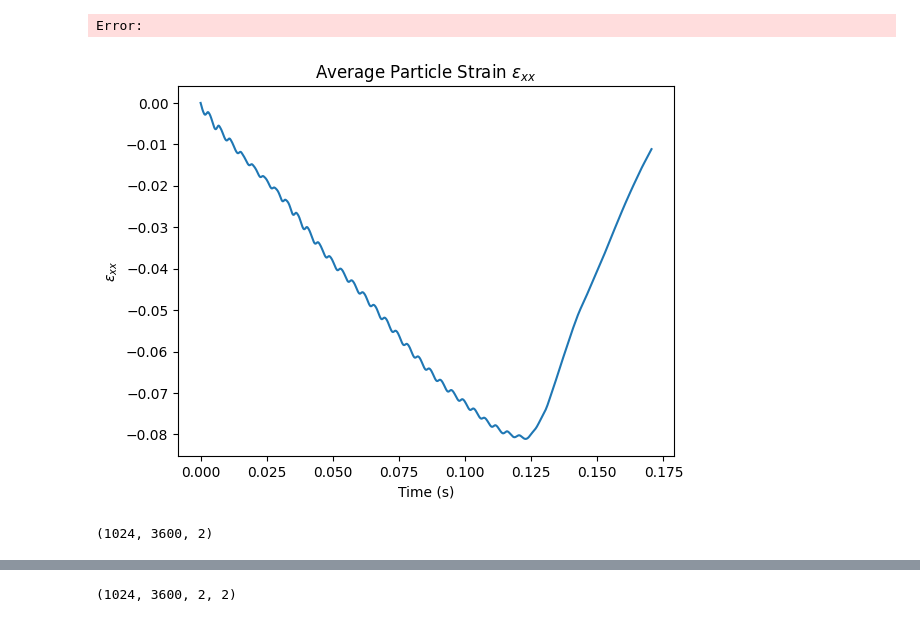
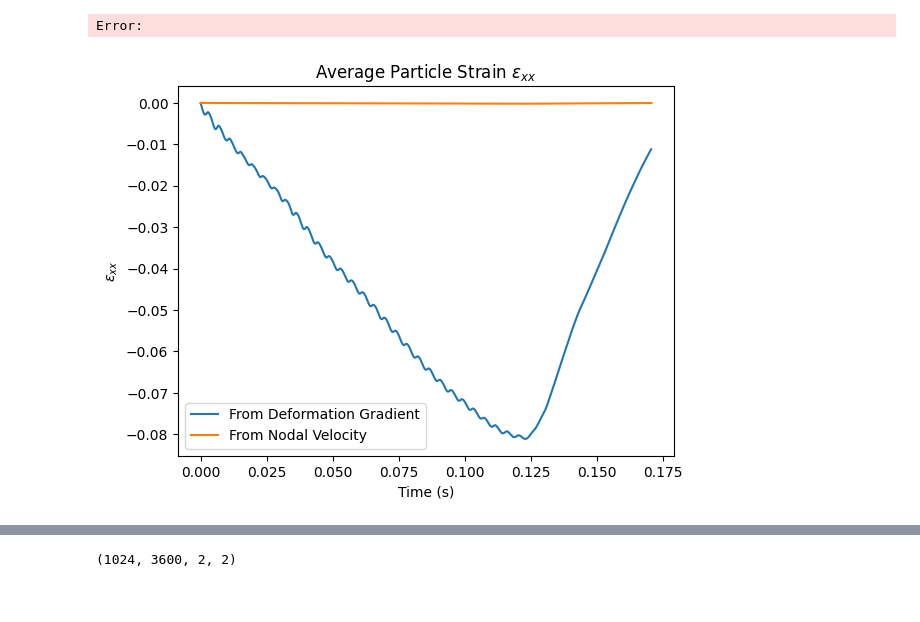
Before and after one commit to geoelements-dev/diffmpm_bridge, a Jupyter notebook: bridge_opt.ipynb, the cells around one changed output, grey strips where cells are left out. Cells and saved outputs as stored; diff of their text form; code cells hidden in the pictures.

```diff
--- a/bridge_opt.ipynb
+++ b/bridge_opt.ipynb
@@ -61,21 +68,17 @@ Error:
 # %%
 import numpy as np
 import matplotlib.pyplot as plt
 x_np = np.load('x_np.npy')
-grid_v_in = np.load('grid_v_in.npy')
-grid_v_out = np.load('grid_v_out.npy')
-strain = np.load('strain.npy')
+strain = np.load('strain_test.npy')
+strain2 = np.load('strain_test2.npy')
 target_strain = np.load('target_strain.npy')
-plt.plot(np.arange(target_strain.shape[0])*2e-2/120, np.mean(target_strain, axis=1)[:,0,0])
+plt.plot(np.arange(strain.shape[0])*2e-2/120, np.mean(strain, axis=1)[:,0,0], label='From Deformation Gradient')
+plt.plot(np.arange(strain2.shape[0])*2e-2/120, np.mean(strain2, axis=1)[:,0,0], label='From Nodal Velocity')
 # plt.plot(np.arange(target_strain.shape[0])*2e-2/120, np.mean(target_strain, axis=1)[:,0,0])
 plt.title('Average Particle Strain $\epsilon_{xx}$')
 plt.xlabel('Time (s)')
 plt.ylabel('$\epsilon_{xx}$')
+plt.legend()
 plt.show()
 # %% [output]
-[figure, old version]
+[figure, new version]
-# %%
-target_strain_np = np.load('x_simple.npy')
-target_strain_np.shape
-# %% [output]
-(1024, 3600, 2)
```
Also changed, not shown: parts of 7 cells of this notebook, 3 other files.
